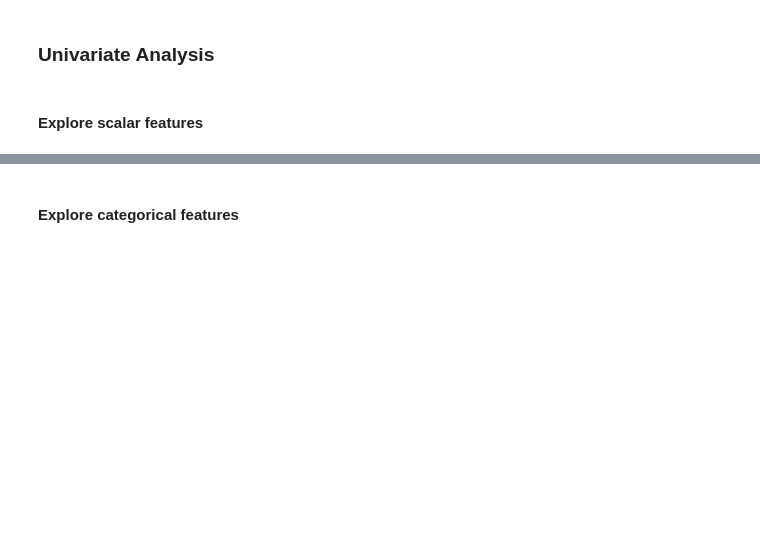
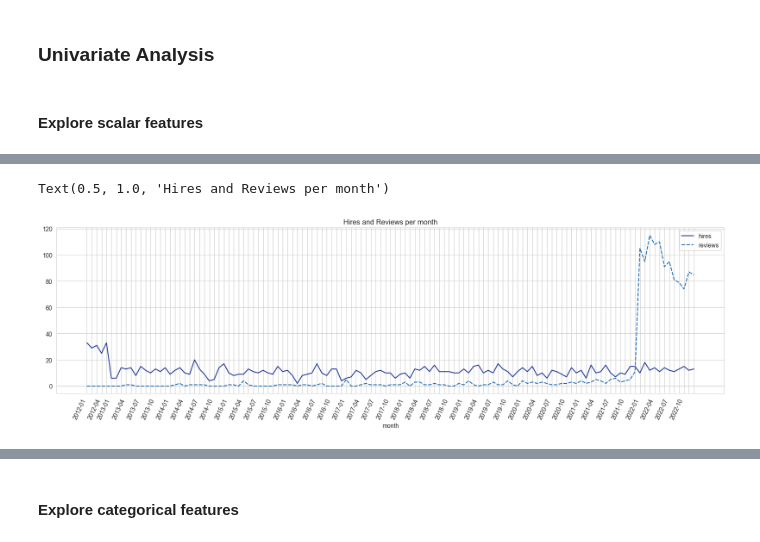
Before and after one commit to julrichkieffer/portfolio-data-science, a Jupyter notebook: 02 staff churn/notebook.ipynb, the cells around one changed output, grey strips where cells are left out. Saved outputs shown, nothing was run; the diff lists cells and outputs as text; code cells hidden in the pictures; blank space fills up the shorter version.

```diff
--- a/02 staff churn/notebook.ipynb
+++ b/02 staff churn/notebook.ipynb
@@ -1043,0 +1007,18 @@ ManagerRating
+# %%
+_ = pd.merge(left=dfEmployee.hire_date_ym.value_counts(), right=dfEmployee.review_date_ym.value_counts(), how='outer', left_index=True, right_index=True).fillna(0)
+_.reset_index(drop=False, inplace=True)
+_.columns = ['month', 'hires', 'reviews']
+_.month = _.month.dt.strftime('%Y-%m')
+_.set_index('month', inplace=True)
+
+# display(_)
+
+plt.figure(figsize=(20,5))
+_ax = sns.lineplot(data=_)
+for label in _ax.get_xticklabels():
+    label.set_visible(True) if label.get_text()[-2:] in ['01', '04', '07', '10'] else label.set_visible(False)
+plt.xticks(rotation=65, ha='right')
+plt.title('Hires and Reviews per month')
+# %% [output]
+Text(0.5, 1.0, 'Hires and Reviews per month')
+[figure, added]
```
Also changed, not shown: parts of 11 cells of this notebook.
